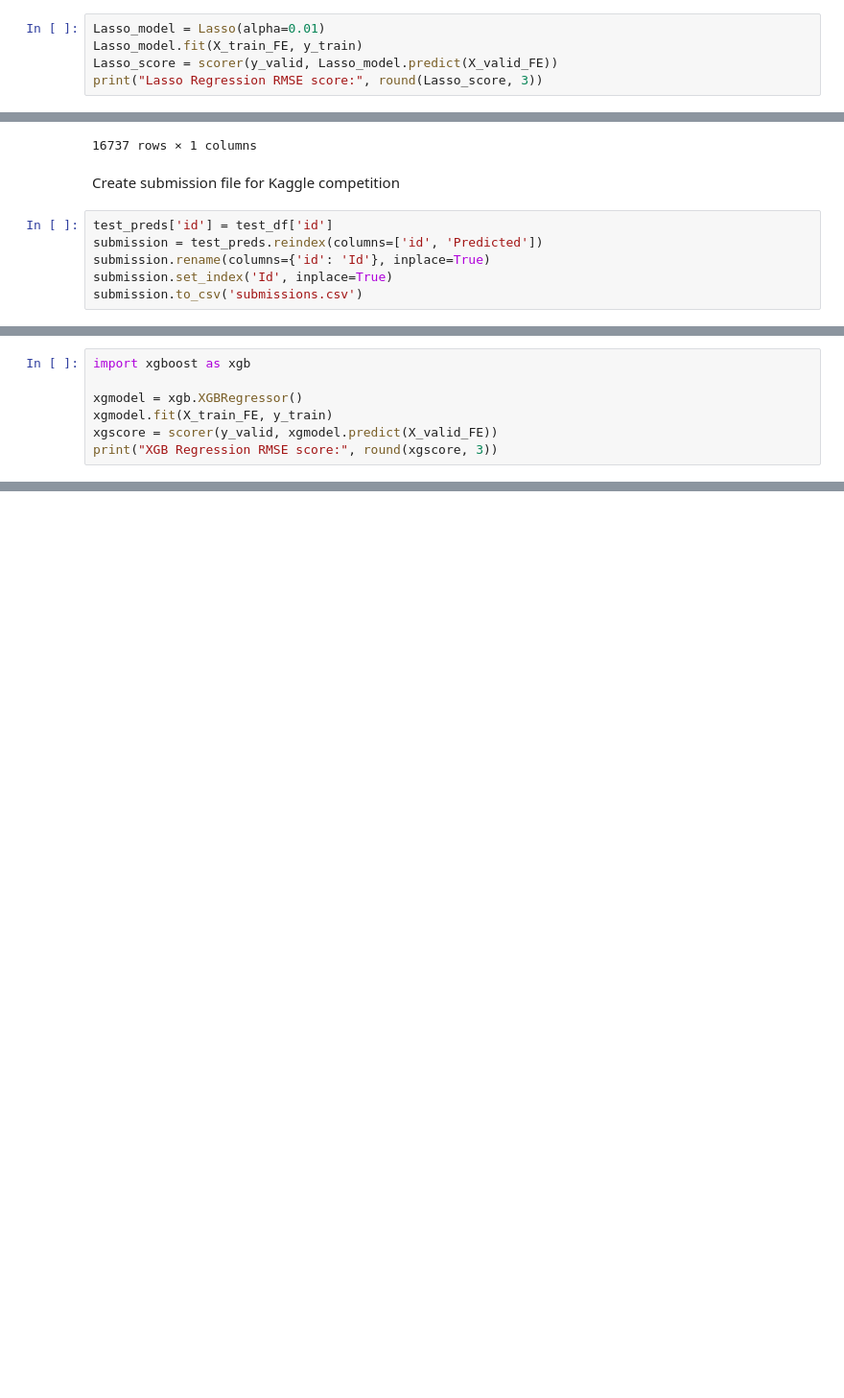
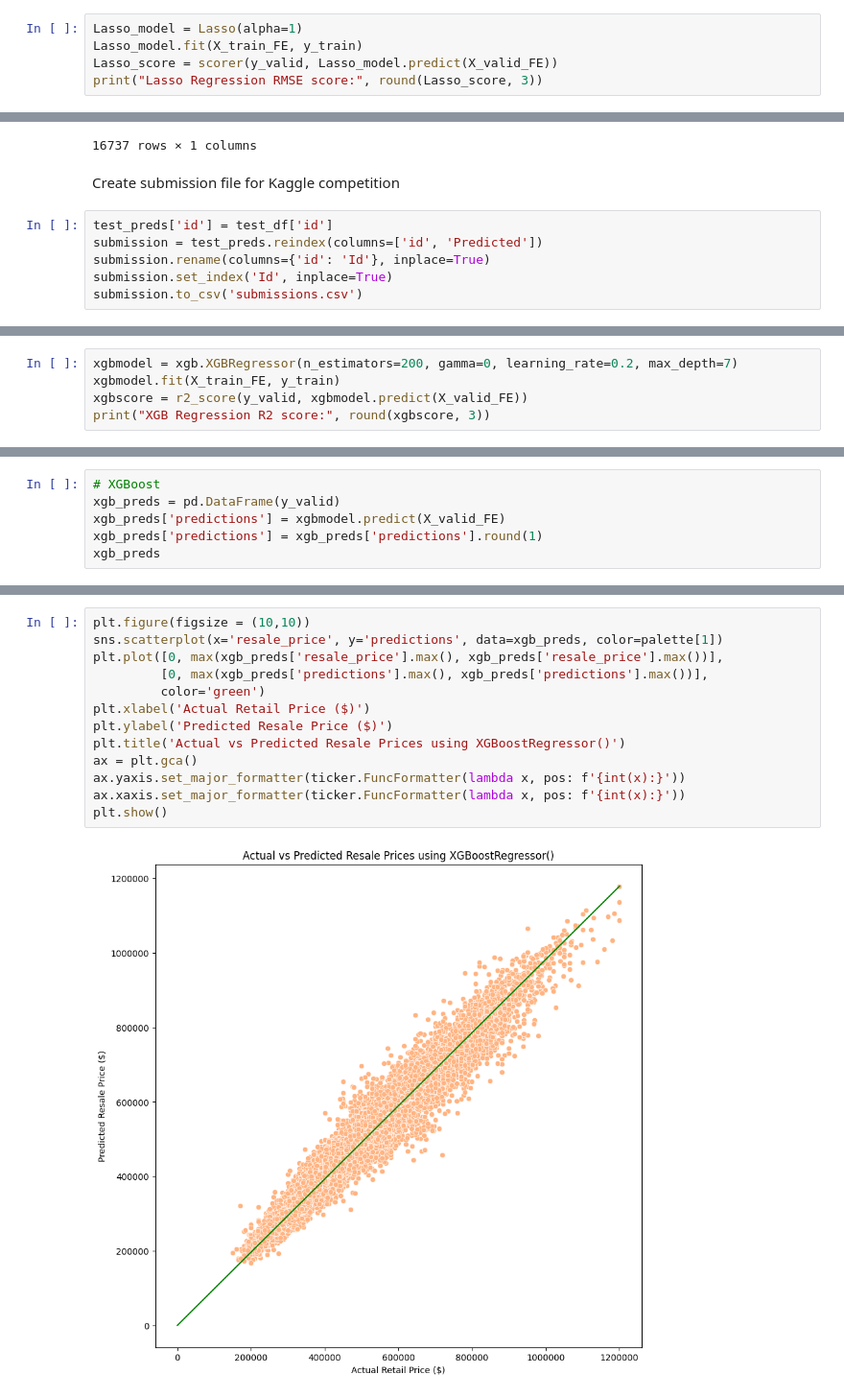
Before and after one commit to qileaf/hdb_predictions, a Jupyter notebook: Project_2_HDB_Regression.ipynb, the cells around one changed output, grey strips where cells are left out. Shown at 96% size. Cells and saved outputs as stored; diff of their text form; blank space fills up the shorter version.

Commit message:
Updated to include XGBoost

```diff
--- a/Project_2_HDB_Regression.ipynb
+++ b/Project_2_HDB_Regression.ipynb
@@ -603,5 +615,5 @@ From the GridSearchCV, the best scoring alpha value seems to be 0.01. Hence we w
 # %%
-Lasso_model = Lasso(alpha=0.01)
+Lasso_model = Lasso(alpha=1)
 Lasso_model.fit(X_train_FE, y_train)
 Lasso_score = scorer(y_valid, Lasso_model.predict(X_valid_FE))
 print("Lasso Regression RMSE score:", round(Lasso_score, 3))
@@ -911,8 +949,6 @@ Using XGBoost's Regressor model, even before hyperparameter tunings, the results
 # %%
-import xgboost as xgb
-
-xgmodel = xgb.XGBRegressor()
-xgmodel.fit(X_train_FE, y_train)
-xgscore = scorer(y_valid, xgmodel.predict(X_valid_FE))
-print("XGB Regression RMSE score:", round(xgscore, 3))
+xgbmodel = xgb.XGBRegressor(n_estimators=200, gamma=0, learning_rate=0.2, max_depth=7)
+xgbmodel.fit(X_train_FE, y_train)
+xgbscore = r2_score(y_valid, xgbmodel.predict(X_valid_FE))
+print("XGB Regression R2 score:", round(xgbscore, 3))
 # %% [output]
@@ -919,0 +960,6 @@ XGB Regression RMSE score: 31895.912
+# %%
+# XGBoost
+xgb_preds = pd.DataFrame(y_valid)
+xgb_preds['predictions'] = xgbmodel.predict(X_valid_FE)
+xgb_preds['predictions'] = xgb_preds['predictions'].round(1)
+xgb_preds
@@ -919,0 +980,15 @@ XGB Regression RMSE score: 31895.912
+# %%
+plt.figure(figsize = (10,10))
+sns.scatterplot(x='resale_price', y='predictions', data=xgb_preds, color=palette[1])
+plt.plot([0, max(xgb_preds['resale_price'].max(), xgb_preds['resale_price'].max())],
+         [0, max(xgb_preds['predictions'].max(), xgb_preds['predictions'].max())],
+         color='green')
+plt.xlabel('Actual Retail Price ($)')
+plt.ylabel('Predicted Resale Price ($)')
+plt.title('Actual vs Predicted Resale Prices using XGBoostRegressor()')
+ax = plt.gca()
+ax.yaxis.set_major_formatter(ticker.FuncFormatter(lambda x, pos: f'{int(x):}'))
+ax.xaxis.set_major_formatter(ticker.FuncFormatter(lambda x, pos: f'{int(x):}'))
+plt.show()
+# %% [output]
+[figure, added]
```
Also changed, not shown: parts of 26 cells of this notebook.
